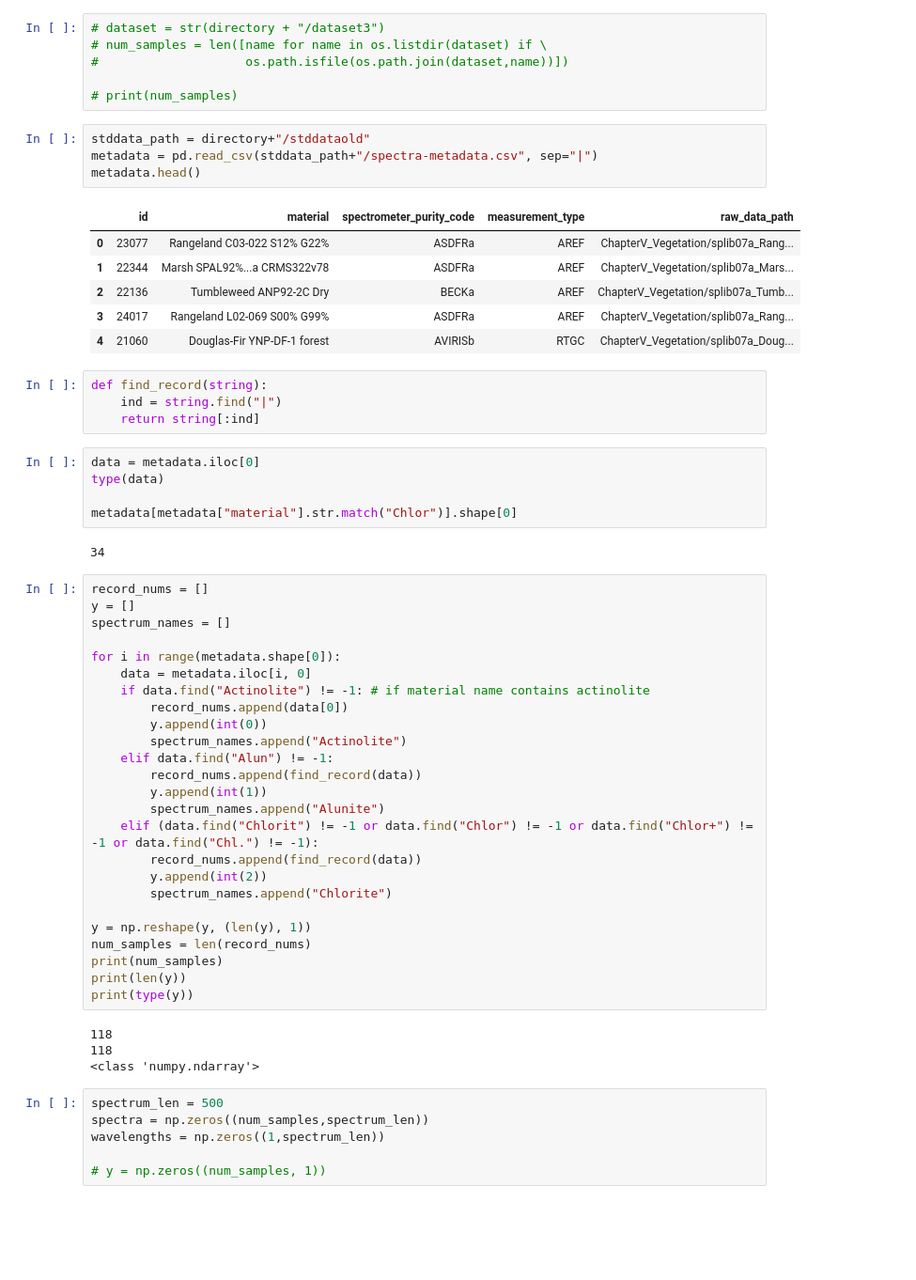
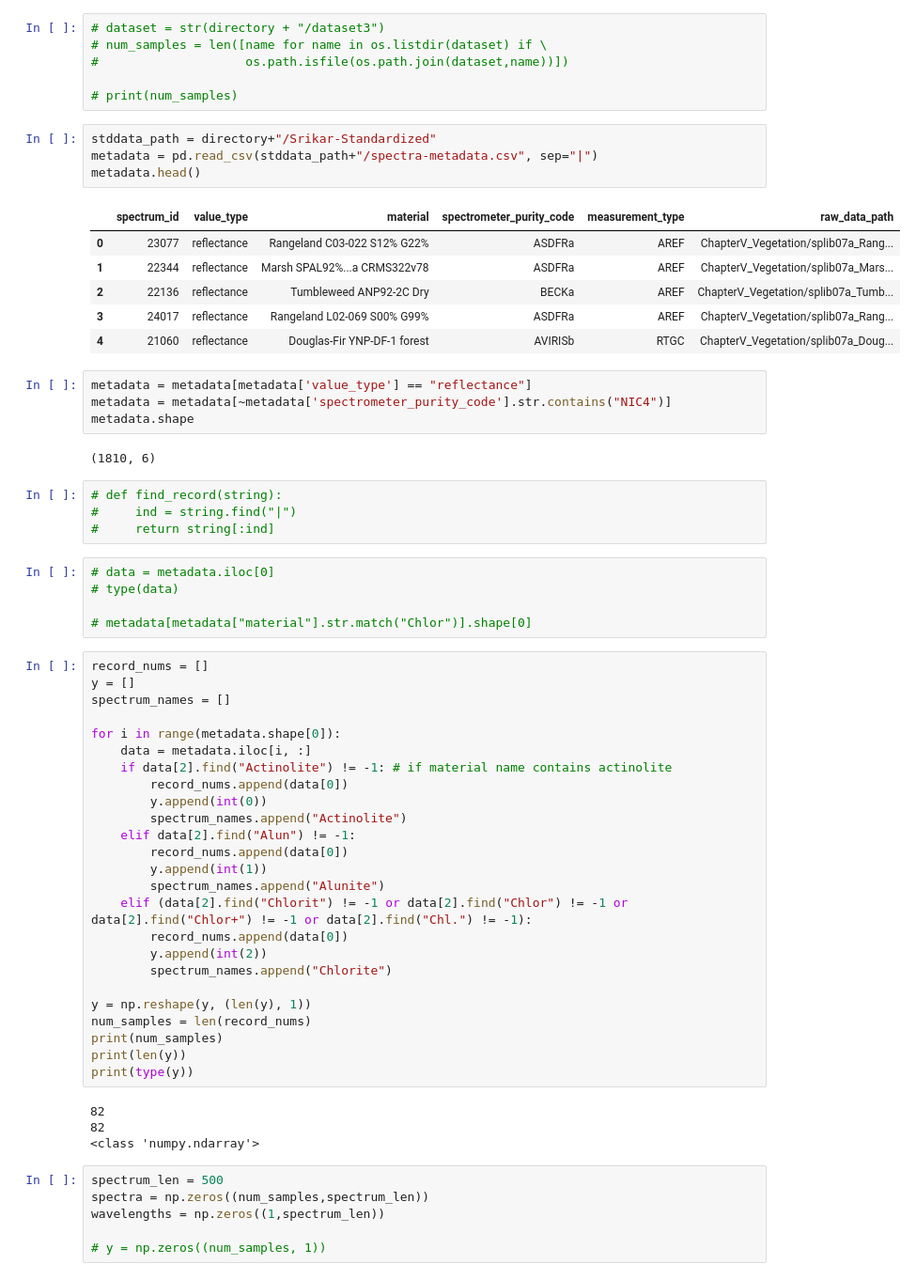
Before and after one commit to velexi-corporation/RESEARCH-2020-SpectraML, a Jupyter notebook: lab-notebook/smunukutla/2019-07-24 - 1D CNN Standardized Data.ipynb, the cells around one changed output. Shown: that part at 94% size. Saved outputs shown, nothing was run; the diff lists cells and outputs as text; blank space fills up the shorter version.

```diff
--- a/lab-notebook/smunukutla/2019-07-24 - 1D CNN Standardized Data.ipynb
+++ b/lab-notebook/smunukutla/2019-07-24 - 1D CNN Standardized Data.ipynb
@@ -23,44 +25,48 @@ os.chdir(directory)
 
 # print(num_samples)
 # %%
-stddata_path = directory+"/stddataold"
+stddata_path = directory+"/Srikar-Standardized"
 metadata = pd.read_csv(stddata_path+"/spectra-metadata.csv", sep="|")
 metadata.head()
 # %% [output]
-|  | id | material | spectrometer_purity_code | measurement_type | raw_data_path |
-| 0 | 23077 | Rangeland C03-022 S12% G22% | ASDFRa | AREF | ChapterV_Vegetation/splib07a_Rang... |
-| 1 | 22344 | Marsh SPAL92%...a CRMS322v78 | ASDFRa | AREF | ChapterV_Vegetation/splib07a_Mars... |
-| 2 | 22136 | Tumbleweed ANP92-2C Dry | BECKa | AREF | ChapterV_Vegetation/splib07a_Tumb... |
-| 3 | 24017 | Rangeland L02-069 S00% G99% | ASDFRa | AREF | ChapterV_Vegetation/splib07a_Rang... |
-| 4 | 21060 | Douglas-Fir YNP-DF-1 forest | AVIRISb | RTGC | ChapterV_Vegetation/splib07a_Doug... |
+|  | spectrum_id | value_type | material | spectrometer_purity_code | measurement_type | raw_data_path |
+| 0 | 23077 | reflectance | Rangeland C03-022 S12% G22% | ASDFRa | AREF | ChapterV_Vegetation/splib07a_Rang... |
+| 1 | 22344 | reflectance | Marsh SPAL92%...a CRMS322v78 | ASDFRa | AREF | ChapterV_Vegetation/splib07a_Mars... |
+| 2 | 22136 | reflectance | Tumbleweed ANP92-2C Dry | BECKa | AREF | ChapterV_Vegetation/splib07a_Tumb... |
+| 3 | 24017 | reflectance | Rangeland L02-069 S00% G99% | ASDFRa | AREF | ChapterV_Vegetation/splib07a_Rang... |
+| 4 | 21060 | reflectance | Douglas-Fir YNP-DF-1 forest | AVIRISb | RTGC | ChapterV_Vegetation/splib07a_Doug... |
+# %%
+metadata = metadata[metadata['value_type'] == "reflectance"]
+metadata = metadata[~metadata['spectrometer_purity_code'].str.contains("NIC4")]
+metadata.shape
+# %% [output]
+(1810, 6)
 # %%
-def find_record(string):
-    ind = string.find("|")
-    return string[:ind]
+# def find_record(string):
+#     ind = string.find("|")
+#     return string[:ind]
 # %%
-data = metadata.iloc[0]
-type(data)
+# data = metadata.iloc[0]
+# type(data)
 
-metadata[metadata["material"].str.match("Chlor")].shape[0]
+# metadata[metadata["material"].str.match("Chlor")].shape[0]
-# %% [output]
-34
 # %%
 record_nums = []
 y = []
 spectrum_names = []
 
 for i in range(metadata.shape[0]):
-    data = metadata.iloc[i, 0]
-    if data.find("Actinolite") != -1: # if material name contains actinolite
+    data = metadata.iloc[i, :]
+    if data[2].find("Actinolite") != -1: # if material name contains actinolite
         record_nums.append(data[0])
         y.append(int(0))
         spectrum_names.append("Actinolite")
-    elif data.find("Alun") != -1:
-        record_nums.append(find_record(data))
+    elif data[2].find("Alun") != -1:
+        record_nums.append(data[0])
         y.append(int(1))
         spectrum_names.append("Alunite")
-    elif (data.find("Chlorit") != -1 or data.find("Chlor") != -1 or data.find("Chlor+") != -1 or data.find("Chl.") != -1):
-        record_nums.append(find_record(data))
+    elif (data[2].find("Chlorit") != -1 or data[2].find("Chlor") != -1 or data[2].find("Chlor+") != -1 or data[2].find("Chl.") != -1):
+        record_nums.append(data[0])
         y.append(int(2))
         spectrum_names.append("Chlorite")
 
@@ -70,8 +76,8 @@ print(num_samples)
 print(len(y))
 print(type(y))
 # %% [output]
-118
-118
+82
+82
 <class 'numpy.ndarray'>
 # %%
 spectrum_len = 500
```
Also changed, not shown: parts of 10 cells of this notebook, 1 other file.
